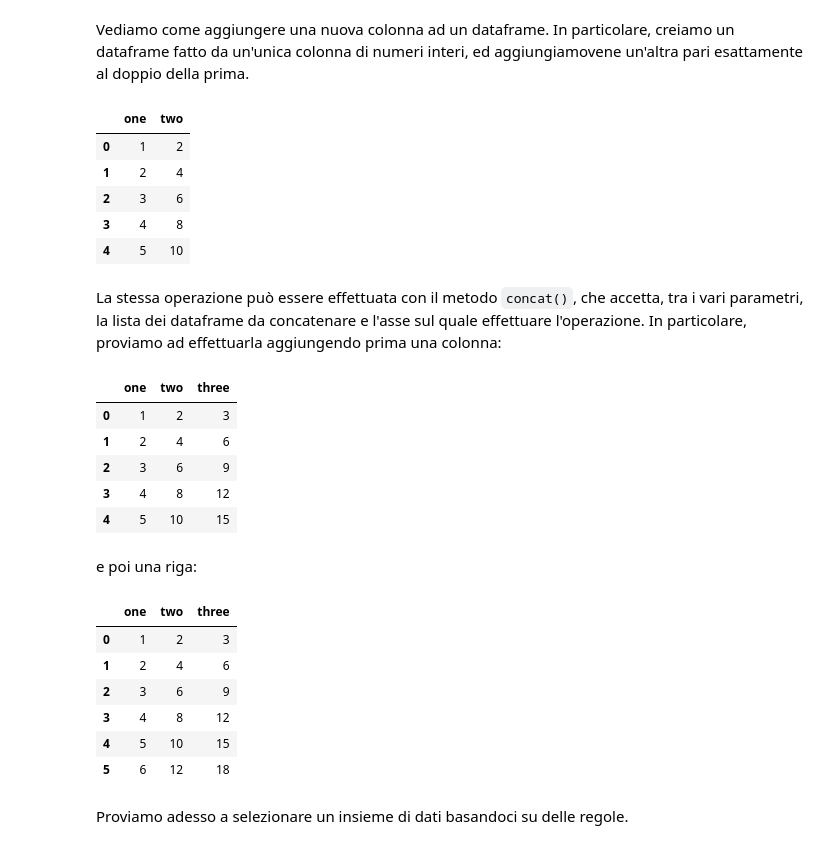
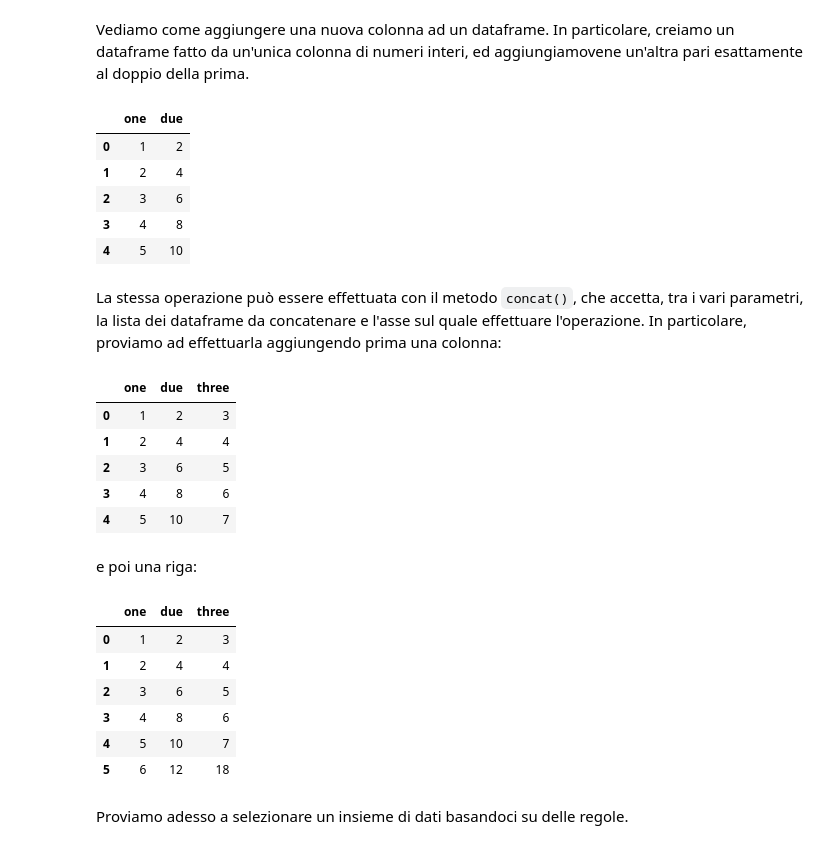
Before and after one commit to anhelus/pcs, a Jupyter notebook: docs/material/02_libs/09_pandas/notebook.ipynb, the cells around one changed output. Drawn from its saved outputs; the diff is of its cells as text; code cells hidden in the pictures.

```diff
--- a/docs/material/02_libs/09_pandas/notebook.ipynb
+++ b/docs/material/02_libs/09_pandas/notebook.ipynb
@@ -66,10 +94,10 @@ STON/O2. 3101282       3                                         Pippo
 Vediamo come aggiungere una nuova colonna ad un dataframe. In particolare, creiamo un dataframe fatto da un'unica colonna di numeri interi, ed aggiungiamovene un'altra pari esattamente al doppio della prima.
 # %%
 df = pd.DataFrame([1,2,3,4,5], columns=['one'])
-df['two'] = df['one'] * 2
+df['due'] = df['one'] * 2
 df
 # %% [output]
-|  | one | two |
+|  | one | due |
 | 0 | 1 | 2 |
 | 1 | 2 | 4 |
 | 2 | 3 | 6 |
@@ -79,32 +107,34 @@ df
 La stessa operazione può essere effettuata con il metodo `concat()`, che accetta, tra i vari parametri, la lista dei dataframe da concatenare e l'asse sul quale effettuare l'operazione. In particolare, proviamo ad effettuarla aggiungendo prima una colonna:
 # %%
 df_three_vals = df['one'] * 3
-df_three = pd.DataFrame(df_three_vals.values, columns=['three'])
+df_three = pd.DataFrame([3, 4, 5, 6,7], columns=['three'])
 df_new_col = pd.concat([df, df_three], axis=1)
 df_new_col
 # %% [output]
-|  | one | two | three |
+|  | one | due | three |
 | 0 | 1 | 2 | 3 |
-| 1 | 2 | 4 | 6 |
-| 2 | 3 | 6 | 9 |
-| 3 | 4 | 8 | 12 |
-| 4 | 5 | 10 | 15 |
+| 1 | 2 | 4 | 4 |
+| 2 | 3 | 6 | 5 |
+| 3 | 4 | 8 | 6 |
+| 4 | 5 | 10 | 7 |
 # %% [markdown]
 e poi una riga:
 # %%
-df_add = pd.DataFrame([[6, 12, 18]], columns=['one', 'two', 'three'])
+df_add = pd.DataFrame([[6, 12, 18]], columns=['one', 'due', 'three'])
+df_add
+df_last = pd.concat([df_new_col, df_add])
 
-df_last = pd.concat([df_new_col, df_add])
 df_last.reset_index(inplace=True)
+df_last
 df_last.drop(['index'], axis=1, inplace=True)
 df_last
 # %% [output]
-|  | one | two | three |
+|  | one | due | three |
 | 0 | 1 | 2 | 3 |
-| 1 | 2 | 4 | 6 |
-| 2 | 3 | 6 | 9 |
-| 3 | 4 | 8 | 12 |
-| 4 | 5 | 10 | 15 |
+| 1 | 2 | 4 | 4 |
+| 2 | 3 | 6 | 5 |
+| 3 | 4 | 8 | 6 |
+| 4 | 5 | 10 | 7 |
 | 5 | 6 | 12 | 18 |
 # %% [markdown]
 Proviamo adesso a selezionare un insieme di dati basandoci su delle regole.
```
Also changed, not shown: parts of 11 cells of this notebook, 5 other files.
